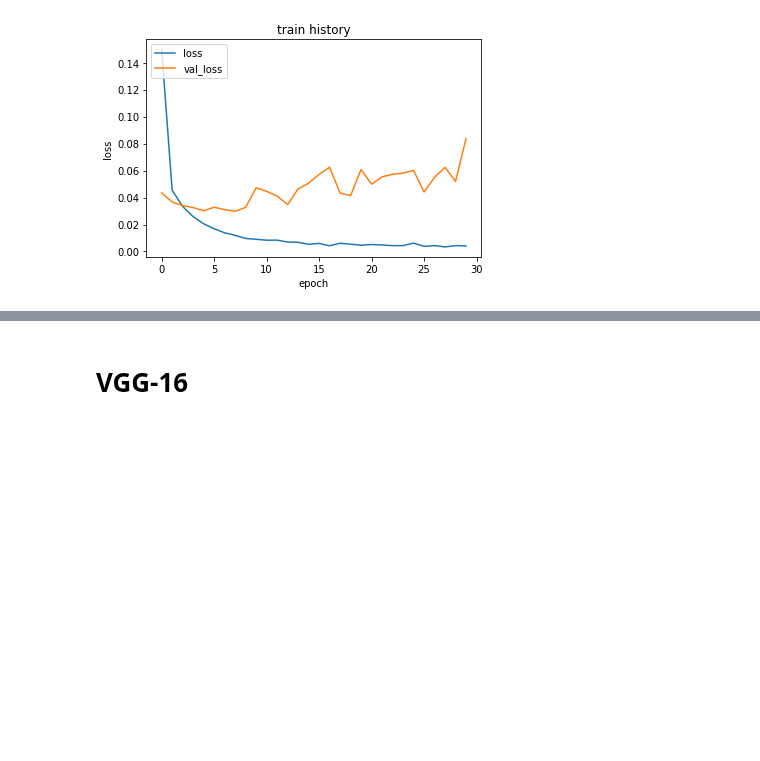
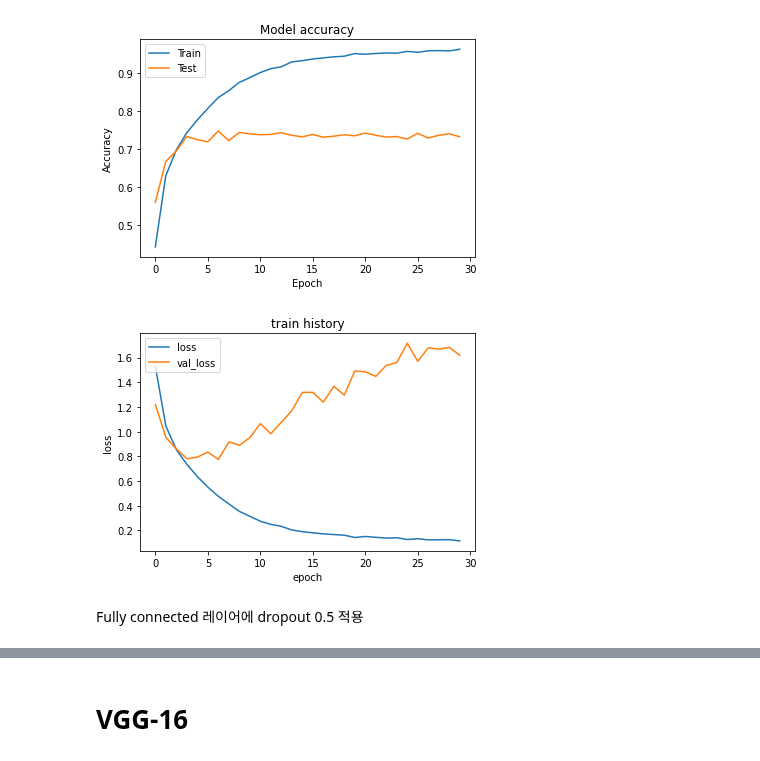
Before and after one commit to kotech1/computervision, a Jupyter notebook: 07_cnn2.ipynb, the cells around one changed output, grey strips where cells are left out. Cells and saved outputs as stored; diff of their text form; code cells hidden in the pictures; blank space fills up the shorter version.

```diff
--- a/07_cnn2.ipynb
+++ b/07_cnn2.ipynb
@@ -12,41 +39,33 @@ from tensorflow import keras
 import numpy as np
 import matplotlib.pyplot as plt
 
-mnist = keras.datasets.mnist
+(x_train, y_train), (x_test, y_test) = keras.datasets.cifar10.load_data()
 
-(train_images, train_labels), (test_images, test_labels) = mnist.load_data()
-(x_train, y_train), (x_test, y_test) = (train_images, train_labels), (test_images, test_labels)
-
-class_names = ['0', '1', '2', '3', '4', '5', '6', '7', '8', '9']
+class_names = ['airplain', 'automobile', 'bird', 'cat', 'deer', 'dog', 'frog', 'horse', 'ship', 'truck']
 NUM_CLASSES = 10
 
 from tensorflow.keras.utils import to_categorical
 
-# cnn을 위한 전처리 (channel을 위한 shape 추가)
-x_train = x_train.reshape((60000, 28, 28, 1))
-x_test = x_test.reshape((10000, 28, 28, 1))
-
-x_train = x_train/255.
-x_test = x_test/255.
-
-y_train = to_categorical(y_train, NUM_CLASSES)
-y_test = to_categorical(y_test, NUM_CLASSES)
-print("converted x.shape = ", x_train.shape)
+if y_test.shape[1] == 1:
+    x_train = x_train/255.
+    x_test = x_test/255.
+    y_train = to_categorical(y_train, NUM_CLASSES)
+    y_test = to_categorical(y_test, NUM_CLASSES)
 
 model = keras.Sequential([
-    keras.layers.Conv2D(32, (3,3), activation='relu', input_shape=(28, 28, 1)),
+    keras.layers.Conv2D(32, (3,3), activation='relu', padding='same', input_shape=(32, 32, 3)),
+    keras.layers.Conv2D(32, (3,3), activation='relu', padding='same'),
     keras.layers.MaxPooling2D((2,2)),
-    keras.layers.Conv2D(64, (3,3), activation='relu'),
+    keras.layers.Conv2D(64, (3,3), activation='relu', padding='same'),
+    keras.layers.Conv2D(64, (3,3), activation='relu', padding='same'),
     keras.layers.MaxPooling2D((2,2)),
-    keras.layers.Conv2D(64, (3,3), activation='relu'),
+    keras.layers.Conv2D(64, (3,3), activation='relu', padding='same'),
+    keras.layers.Conv2D(64, (3,3), activation='relu', padding='same'),
     keras.layers.Flatten(),
-    #keras.layers.Dropout(0.5),
     keras.layers.Dense(64, activation='relu'),
-    #keras.layers.Dropout(0.5),
     keras.layers.Dense(10, activation='softmax')
 ])
 
 model.compile(optimizer='adam',
               loss='categorical_crossentropy',
               metrics=['accuracy'])
-#history = model.fit(x_train, y_train, epochs=10, validation_data=(x_test,y_test))
@@ -75,13 +92,25 @@ Epoch 30/30
 # %%
+# 학습 정확성 값과 검증 정확성 값을 플롯팅 합니다.
+plt.plot(history.history['accuracy'])
+plt.plot(history.history['val_accuracy'])
+plt.title('Model accuracy')
+plt.ylabel('Accuracy')
+plt.xlabel('Epoch')
+plt.legend(['Train', 'Test'], loc='upper left')
+plt.show()
+
 # summarize history for accuracy
 plt.plot(history.history['loss'])
 plt.plot(history.history['val_loss'])
 plt.title('train history')
 plt.ylabel('loss')
 plt.xlabel('epoch')
 plt.legend(['loss', 'val_loss'], loc='upper left')
 plt.show()
 # %% [output]
-[figure, old version]
+[figure, new version]
+[figure, added]
+# %% [markdown]
+Fully connected 레이어에 dropout 0.5 적용
 # %%
 model = keras.Sequential([
```
Also changed, not shown: parts of 39 cells of this notebook.
